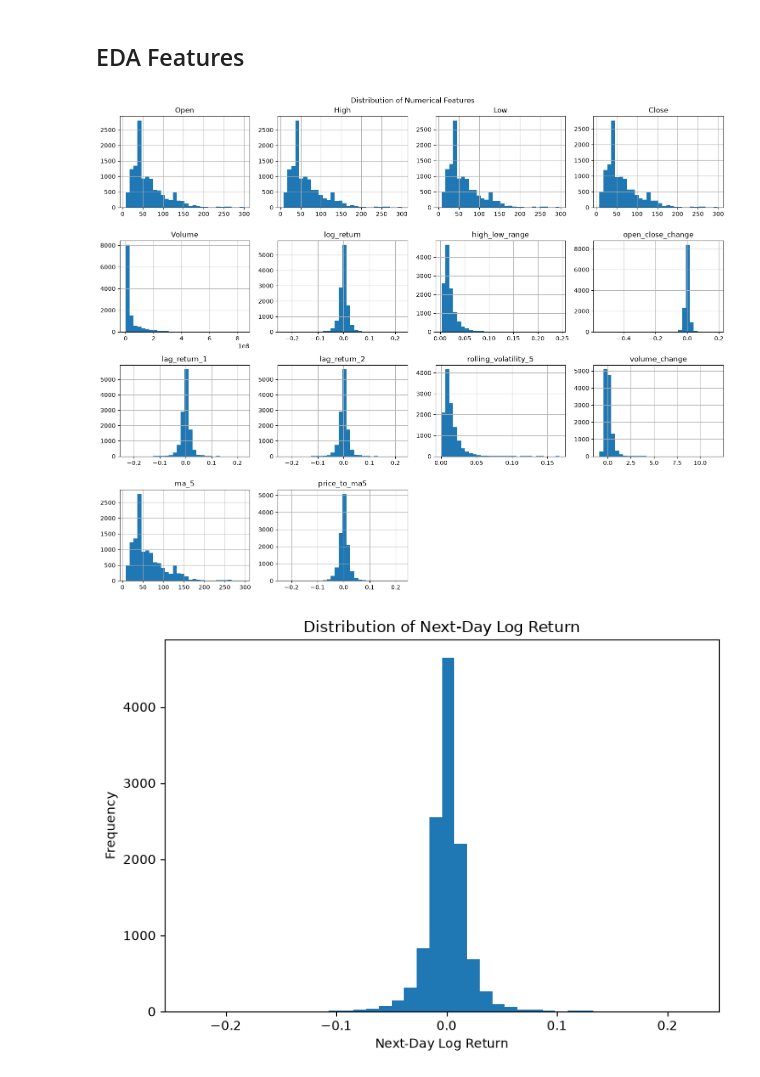
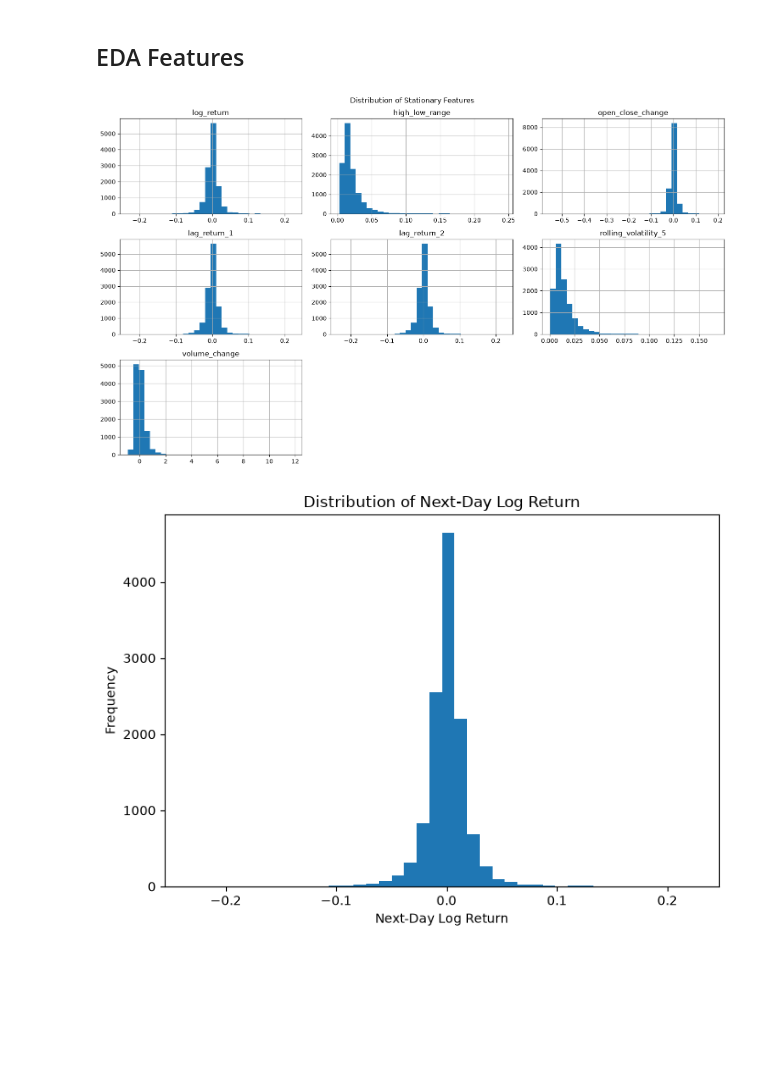
Before and after one commit to Vaishiyy/Stock-Market-Prediction, a Jupyter notebook: Regression.ipynb, the cells around one changed output. Drawn from its saved outputs; the diff is of its cells as text; code cells hidden in the pictures; blank space fills up the shorter version.

```diff
--- a/Regression.ipynb
+++ b/Regression.ipynb
@@ -167,6 +159,11 @@ df["target_next_log_return"] = (
     df.groupby("Ticker")["log_return"]
       .shift(-1)
 )
+
+# Convert price/volume levels into stationary ratios before the modeling section.
+df["high_low_range"] = (df["High"] - df["Low"]) / df["Open"]
+df["open_close_change"] = (df["Close"] - df["Open"]) / df["Open"]
+df["volume_change"] = df.groupby("Ticker")["Volume"].pct_change()
 # %%
 df[[
     "Date",
@@ -244,10 +215,4 @@ df["volume_change"] = (
 # %%
-df["ma_5"] = (
-    df.groupby("Ticker")["Close"]
-      .transform(lambda x: x.rolling(5).mean())
-)
-
-df["price_to_ma5"] = (
-    df["Close"] / df["ma_5"] - 1
-)
+# Raw price levels and moving averages are intentionally excluded.
+# The model uses only ratios, returns, volatility, and ticker identity.
 # %%
@@ -333,24 +287,21 @@ feature-engineered dataset.
 ## EDA Features
 # %%
 numeric_features = [
-    "Open", "High", "Low", "Close", "Volume",
     "log_return",
     "high_low_range",
     "open_close_change",
     "lag_return_1",
     "lag_return_2",
     "rolling_volatility_5",
-    "volume_change",
-    "ma_5",
-    "price_to_ma5"
+    "volume_change"
 ]
 
-df[numeric_features].hist(figsize=(15, 12), bins=30)
-plt.suptitle("Distribution of Numerical Features")
+df[numeric_features].hist(figsize=(15, 9), bins=30)
+plt.suptitle("Distribution of Stationary Features")
 plt.tight_layout()
 plt.show()
 # %% [output]
-[figure, old version]
+[figure, new version]
 # %%
 plt.figure(figsize=(7, 5))
 
```
Also changed, not shown: parts of 38 cells of this notebook.
